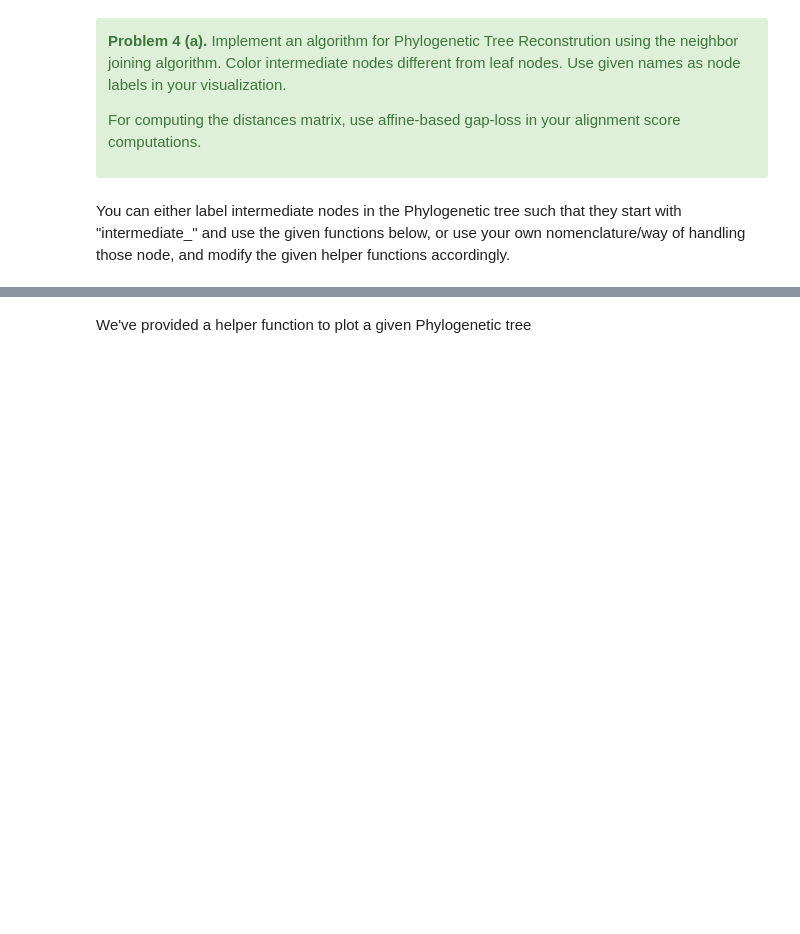
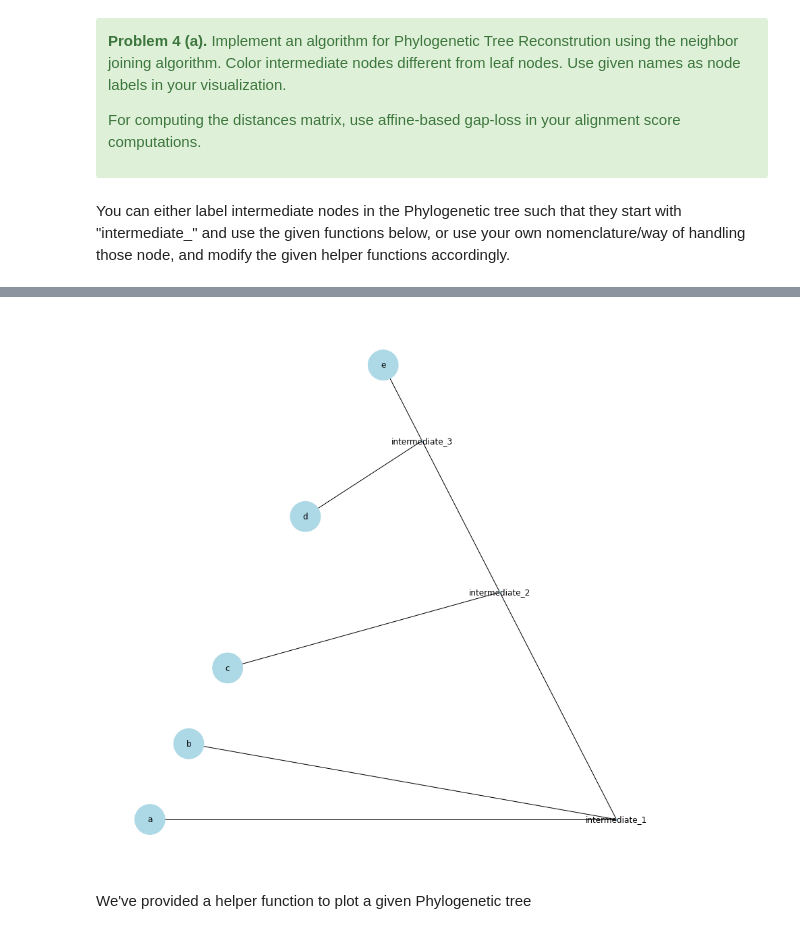
Before and after one commit to AWilliamson21/csbio-project2, a Jupyter notebook: project2.ipynb, the cells around one changed output, grey strips where cells are left out. Drawn from its saved outputs; the diff is of its cells as text; code cells hidden in the pictures; blank space fills up the shorter version.

Commit message:
phylogenetic tree draft

```diff
--- a/project2.ipynb
+++ b/project2.ipynb
@@ -806,6 +806,13 @@ For computing the distances matrix, use affine-based gap-loss in your alignment
 # %% [markdown]
 You can either label intermediate nodes in the Phylogenetic tree such that they start with "intermediate_" and use the given functions below, or use your own nomenclature/way of handling those node, and modify the given helper functions accordingly.
 # %%
+################################################################################
+######################## Scratch Code ##########################################
+################################################################################
+# see below for solution to Problem 4 (a)
+
+
+
 def affineGap(n, gp = -1, gn = -0.2):
     return gp + (n - 1) * gn
 
@@ -880,42 +887,50 @@ def createQ(names, distanceMatrix):
   return Q
 
 def createDistanceMatrix(names, pastDistanceMatrix, smallest_index):
-  distanceMatrix = np.zeros((len(names) + 1, len(names) + 1))
+
+  '''
+  shrinking the distanceMatrix by one leads to weirdness with the indexes based on
+  where the new "intermediate" node should be located... instead:
+  1. create a COPY of the original distanceMatrix (unimpacted values should be the same)
+  2. if merge(a, b), then put all intermediate values in column/row a
+  3. delete b from matrix
+  ...this way the indices are the same until a rwo/column is deleted
+  '''
+
+  # 1.
+  distanceMatrix = pastDistanceMatrix.copy()
+
+  # 2.
+  # fill in correct columns
   for i in range(1, len(names) + 1):
-    for j in range(1, len(names) + 1):
-      if (i != j):
-        print(i, j)
-# --------------------------------- ERROR HERE! -------------------------------#
-        if ((i not in smallest_index) and (j not in smallest_index)):
-          print("same values!", i, j, pastDistanceMatrix[i+1, j+1])
-          distanceMatrix[i, j] = pastDistanceMatrix[i + 1, j + 1] # distance remains the same
-        else: # distance to a new node
-          print(smallest_index[0], "and", j + 1)
-          print(pastDistanceMatrix[smallest_index[0] + 1, j + 1], "+", pastDistanceMatrix[smallest_index[1] + 1, j + 1], "-", pastDistanceMatrix[smallest_index[0], smallest_index[1]])
-          distanceMatrix[i, j] = (1/2)*(pastDistanceMatrix[smallest_index[0], j + 1] + pastDistanceMatrix[smallest_index[1], j + 1] - pastDistanceMatrix[smallest_index[0], smallest_index[1]])
-          print(i, j, distanceMatrix[i, j])
-          print(distanceMatrix)
-        else:
-          distanceMatrix[i, j] = (1/2)*(pastDistanceMatrix[i + 1, smallest_index[0]] + pastDistanceMatrix[i + 1, smallest_index[1]] - pastDistanceMatrix[smallest_index[0], smallest_index[1]])
+      distanceMatrix[i + 1, smallest_index[0]] = (1/2)*(pastDistanceMatrix[i + 1, smallest_index[0]] + pastDistanceMatrix[i + 1, smallest_index[1]] - pastDistanceMatrix[smallest_index[0], smallest_index[1]])
 
-  print(distanceMatrix)
+  # fill in correct rows
+  for j in range(1, len(names) + 1):
+    distanceMatrix[smallest_index[0], j + 1] = (1/2)*(pastDistanceMatrix[smallest_index[0], j + 1] + pastDistanceMatrix[smallest_index[1], j + 1] - pastDistanceMatrix[smallest_index[0], smallest_index[1]])
+
+  # 3.
+  distanceMatrix = np.delete(distanceMatrix, smallest_index[1], 0) # delete row b
+  distanceMatrix = np.delete(distanceMatrix, smallest_index[1], 1) # delete column b
+
   Q = createQ(names, distanceMatrix)
   return distanceMatrix, Q
 
 
-def find_smallest(names, Q, distanceMatrix):
+def find_smallest(names, Q):
   smallest_index = [0, 0] # begins as zero
   for i2 in range(1, len(names) + 1):
     for j2 in range(1, len(names) + 1):
       if (i2 != j2):
-        Q[i2, j2] = (len(names) - 2) * distanceMatrix[i2, j2] - sum(distanceMatrix[i2, k1] for k1 in range(1, len(names) + 1)) - sum(distanceMatrix[j2, k2] for k2 in range(1, len(names) + 1))
+        #Q[i2, j2] = (len(names) - 2) * distanceMatrix[i2, j2] - sum(distanceMatrix[i2, k1] for k1 in range(1, len(names) + 1)) - sum(distanceMatrix[j2, k2] for k2 in range(1, len(names) + 1))
         if (Q[i2, j2] < Q[smallest_index[0], smallest_index[1]]):
           smallest_index = [i2, j2]
     return smallest_index
 
 
+'''
 def checkQ(Q, names):
-  value = Q[1, 1]
+  value = Q[2, 1]
   same = True
   for i in range(1, len(names) + 1):
     for j in range(1, len(names) + 1):
@@ -923,6 +938,7 @@ def checkQ(Q, names):
         if (Q[i, j] != value):
           same = False
   return same
+'''
 
 
 '''
@@ -963,8 +979,8 @@ distanceMatrix[3, 5] = 7
 
 distanceMatrix[4, 1] = 9
 distanceMatrix[4, 2] = 10
-distanceMatrix[4, 3] = 0
-distanceMatrix[4, 4] = 8
+distanceMatrix[4, 3] = 8
+distanceMatrix[4, 4] = 0
 distanceMatrix[4, 5] = 3
 
 distanceMatrix[5, 1] = 8
@@ -987,11 +1003,10 @@ for i in range(1, len(pokemon_data) + 1):
 
 # initial Q matrix
 Q = createQ(names, distanceMatrix)
-print(Q)
 
-while (not checkQ(Q, names)): # not all values in Q are equal
+while (len(names) != 2): # not all values in Q are equal
 
-  smallest_index = find_smallest(names, Q, distanceMatrix)
+  smallest_index = find_smallest(names, Q)
   firstDistance = (1/2)*distanceMatrix[smallest_index[0], smallest_index[1]] + (1/(2*((len(names)) - 2)))*(sum(distanceMatrix[smallest_index[0], k3] for k3 in range(1, len(names) + 1)) - sum(distanceMatrix[smallest_index[1], k4] for k4 in range(1, len(names) + 1)))
   secondDistance = distanceMatrix[smallest_index[0], smallest_index[1]] - firstDistance
 
@@ -1003,4 +1018,36 @@ while (not checkQ(Q, names)): # not all values in Q are equal
 
   distanceMatrix, Q = createDistanceMatrix(names, distanceMatrix, smallest_index)
   inter_node_counter += 1
+
+# combine last two nodes in the dictionary
+track_parents[names[1]] = [names[0], distanceMatrix[2, 1]]
+
+
+
+def draw_graph_nice(G):
+    """
+        Helper function to plot a given Phylogenetic tree.
+        Assumes intermediate node names start with 'intermediate_'
+    """
+    nodes = list(G.nodes)
+    # Plot intermediate nodes smaller
+    sizes = [10 if "intermediate_" in x else 2000 for x in nodes]
+    labels = {}
+    for node in nodes:
+        if not node.startswith("intermediate_"):
+            labels[node] = node
+    fig, ax = plt.subplots(figsize=(15,15))
+    nx.draw_planar(G, node_size=sizes, with_labels=True, node_color = "#ADD8E6")
+
+
+print(track_parents)
+
+
+g = nx.Graph()
+
+for each in track_parents:
+  g.add_nodes_from([each, track_parents[each][0]])
+  g.add_edge(each, track_parents[each][0], length = track_parents[each][1])
+
+draw_graph_nice(g)
 # %% [output]
@@ -1025,3 +1055,4 @@ ZeroDivisionError: ignored
+[figure, added]
 # %% [markdown]
 We've provided a helper function to plot a given Phylogenetic tree
 # %%
```
Also changed, not shown: parts of 6 cells of this notebook.
